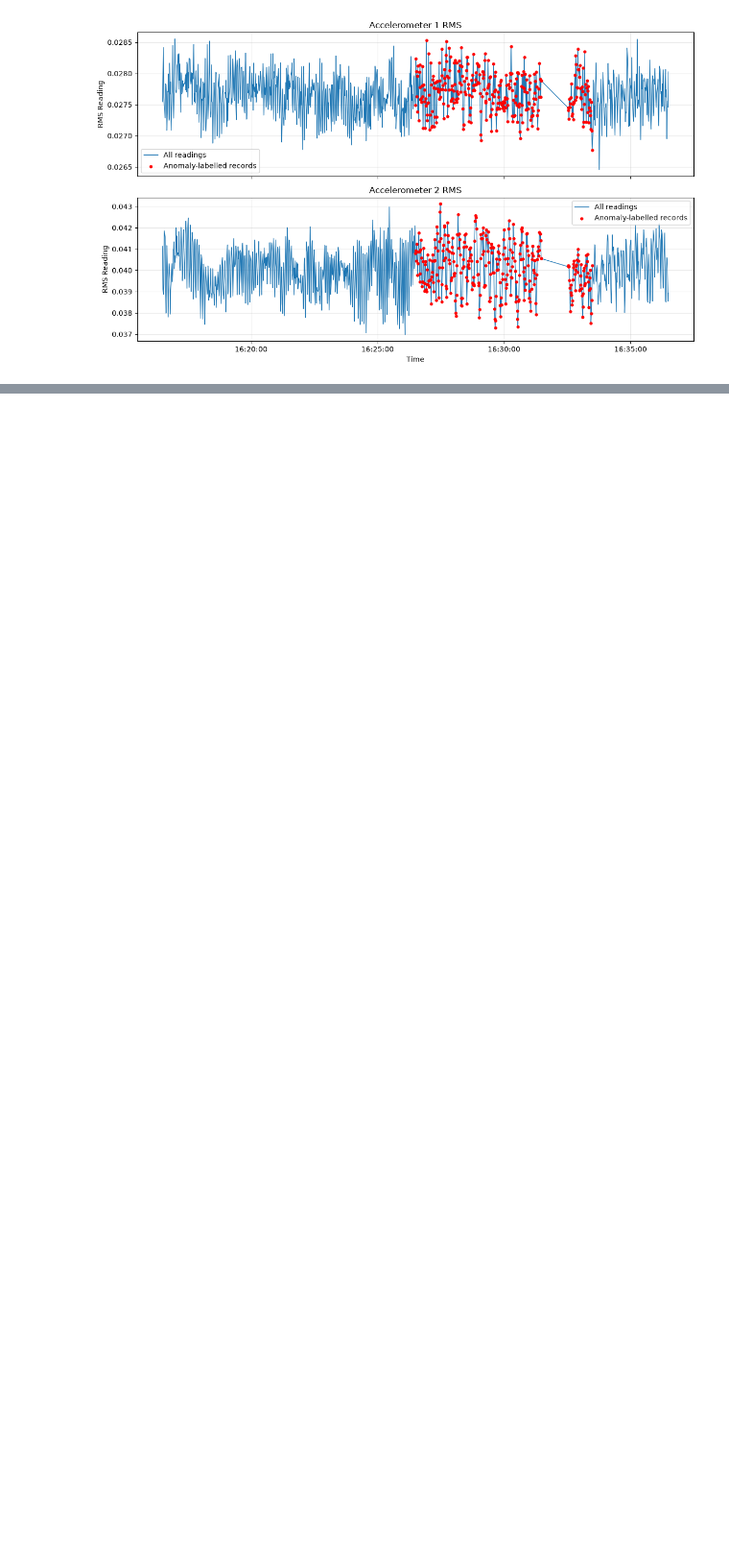
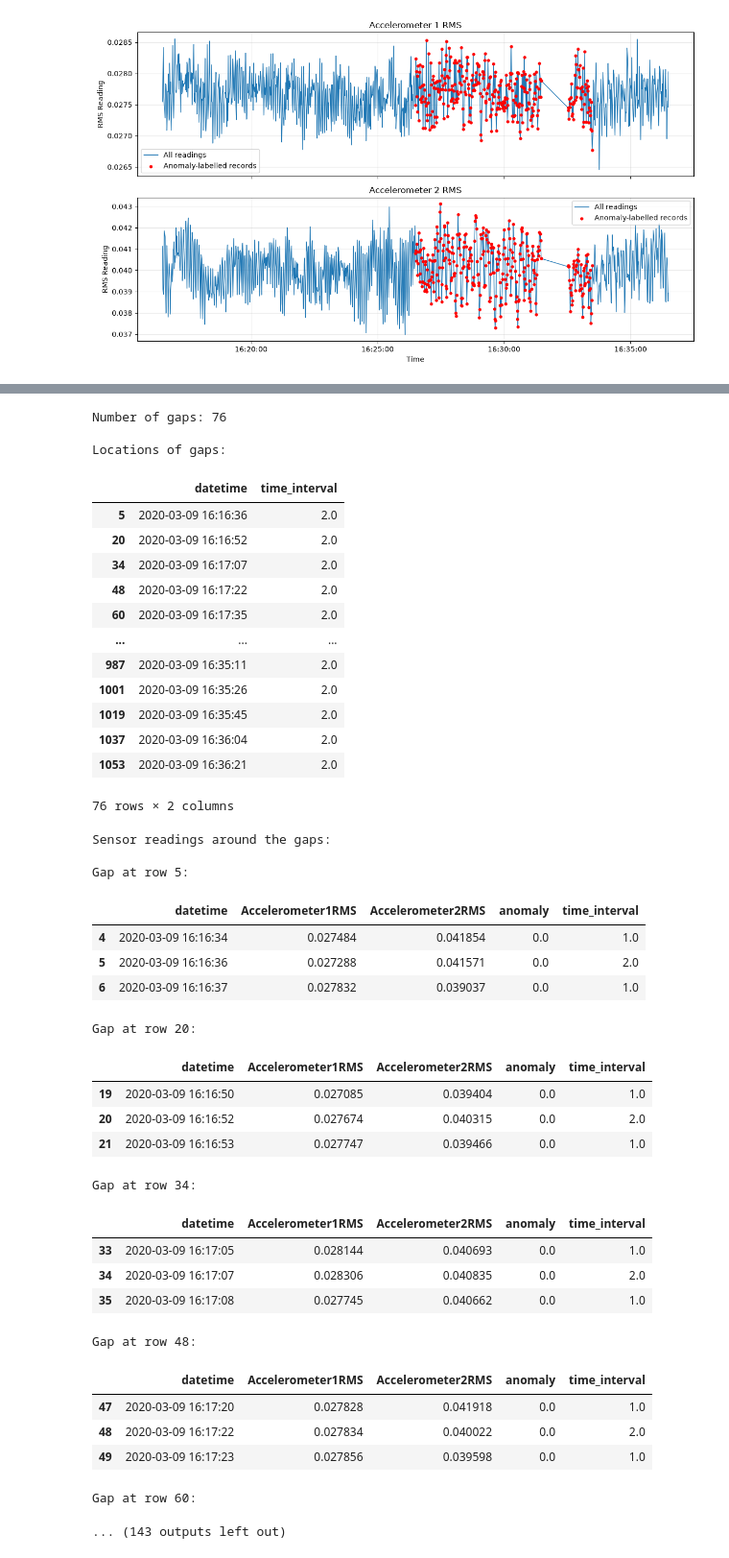
Before and after one commit to PeriManya/Sensor-Telemetry-Anomaly-detection-, a Jupyter notebook: notebooks/task2_data_analysis.ipynb, the cells around one changed output, grey strips where cells are left out. Shown at 96% size. Saved outputs shown, nothing was run; the diff lists cells and outputs as text; code cells hidden in the pictures; blank space fills up the shorter version.

```diff
--- a/notebooks/task2_data_analysis.ipynb
+++ b/notebooks/task2_data_analysis.ipynb
@@ -717,0 +803,64 @@ plt.show()
+# %%
+# Step 4: Identify missing time intervals
+
+gaps = df[df["time_interval"] > 1][
+    ["datetime", "time_interval"]
+]
+
+print("Number of gaps:", len(gaps))
+print("\nLocations of gaps:")
+display(gaps)
+
+print("\nSensor readings around the gaps:")
+
+for index in gaps.index:
+    print(f"\nGap at row {index}:")
+    display(
+        df.loc[
+            max(0, index - 1):min(len(df) - 1, index + 1),
+            ["datetime", "Accelerometer1RMS",
+             "Accelerometer2RMS", "anomaly",
+             "time_interval"]
+        ]
+    )
+# %% [output]
+Number of gaps: 76
+
+Locations of gaps:
+|  | datetime | time_interval |
+| 5 | 2020-03-09 16:16:36 | 2.0 |
+| 20 | 2020-03-09 16:16:52 | 2.0 |
+| 34 | 2020-03-09 16:17:07 | 2.0 |
+| 48 | 2020-03-09 16:17:22 | 2.0 |
+| 60 | 2020-03-09 16:17:35 | 2.0 |
+| ... | ... | ... |
+| 987 | 2020-03-09 16:35:11 | 2.0 |
+| 1001 | 2020-03-09 16:35:26 | 2.0 |
+| 1019 | 2020-03-09 16:35:45 | 2.0 |
+| 1037 | 2020-03-09 16:36:04 | 2.0 |
+| 1053 | 2020-03-09 16:36:21 | 2.0 |
+76 rows × 2 columns
+Sensor readings around the gaps:
+
+Gap at row 5:
+|  | datetime | Accelerometer1RMS | Accelerometer2RMS | anomaly | time_interval |
+| 4 | 2020-03-09 16:16:34 | 0.027484 | 0.041854 | 0.0 | 1.0 |
+| 5 | 2020-03-09 16:16:36 | 0.027288 | 0.041571 | 0.0 | 2.0 |
+| 6 | 2020-03-09 16:16:37 | 0.027832 | 0.039037 | 0.0 | 1.0 |
+Gap at row 20:
+|  | datetime | Accelerometer1RMS | Accelerometer2RMS | anomaly | time_interval |
+| 19 | 2020-03-09 16:16:50 | 0.027085 | 0.039404 | 0.0 | 1.0 |
+| 20 | 2020-03-09 16:16:52 | 0.027674 | 0.040315 | 0.0 | 2.0 |
+| 21 | 2020-03-09 16:16:53 | 0.027747 | 0.039466 | 0.0 | 1.0 |
+Gap at row 34:
+|  | datetime | Accelerometer1RMS | Accelerometer2RMS | anomaly | time_interval |
+| 33 | 2020-03-09 16:17:05 | 0.028144 | 0.040693 | 0.0 | 1.0 |
+| 34 | 2020-03-09 16:17:07 | 0.028306 | 0.040835 | 0.0 | 2.0 |
+| 35 | 2020-03-09 16:17:08 | 0.027745 | 0.040662 | 0.0 | 1.0 |
+Gap at row 48:
+|  | datetime | Accelerometer1RMS | Accelerometer2RMS | anomaly | time_interval |
+| 47 | 2020-03-09 16:17:20 | 0.027828 | 0.041918 | 0.0 | 1.0 |
+| 48 | 2020-03-09 16:17:22 | 0.027834 | 0.040022 | 0.0 | 2.0 |
+| 49 | 2020-03-09 16:17:23 | 0.027856 | 0.039598 | 0.0 | 1.0 |
+Gap at row 60:
+... (143 outputs left out)
```
Also changed, not shown: parts of 9 cells of this notebook.
